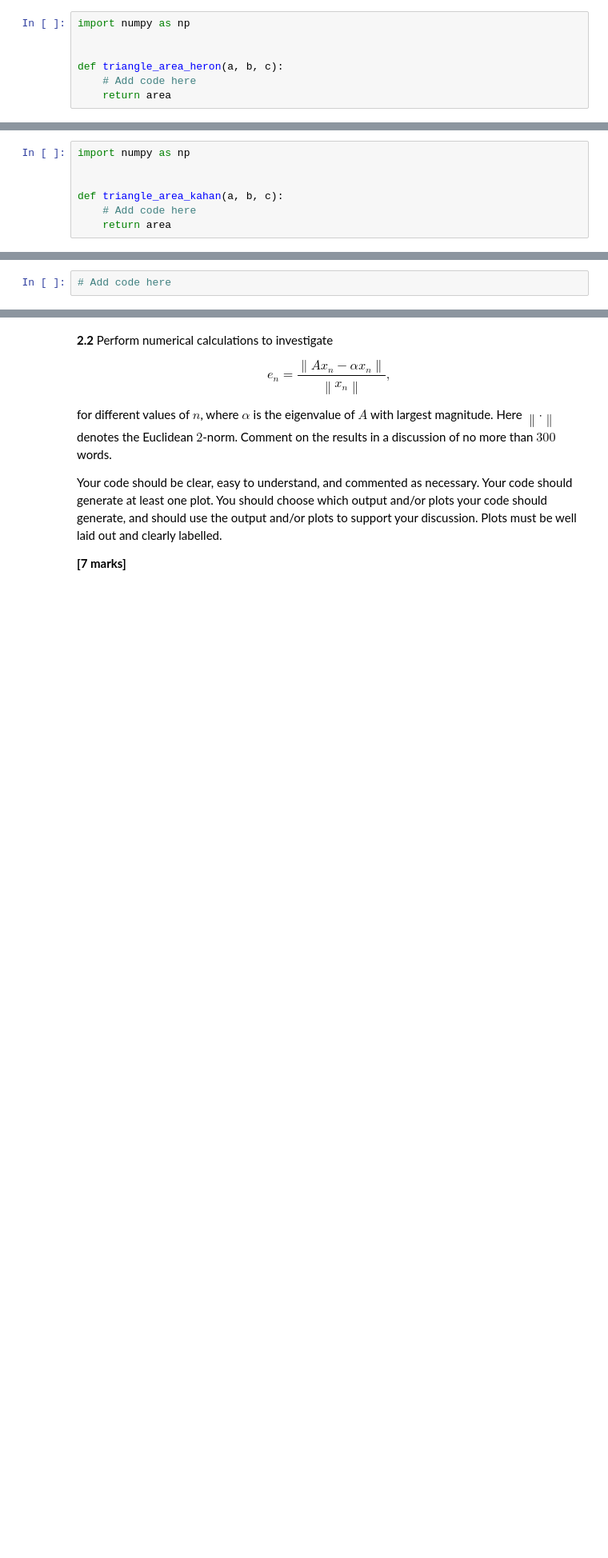
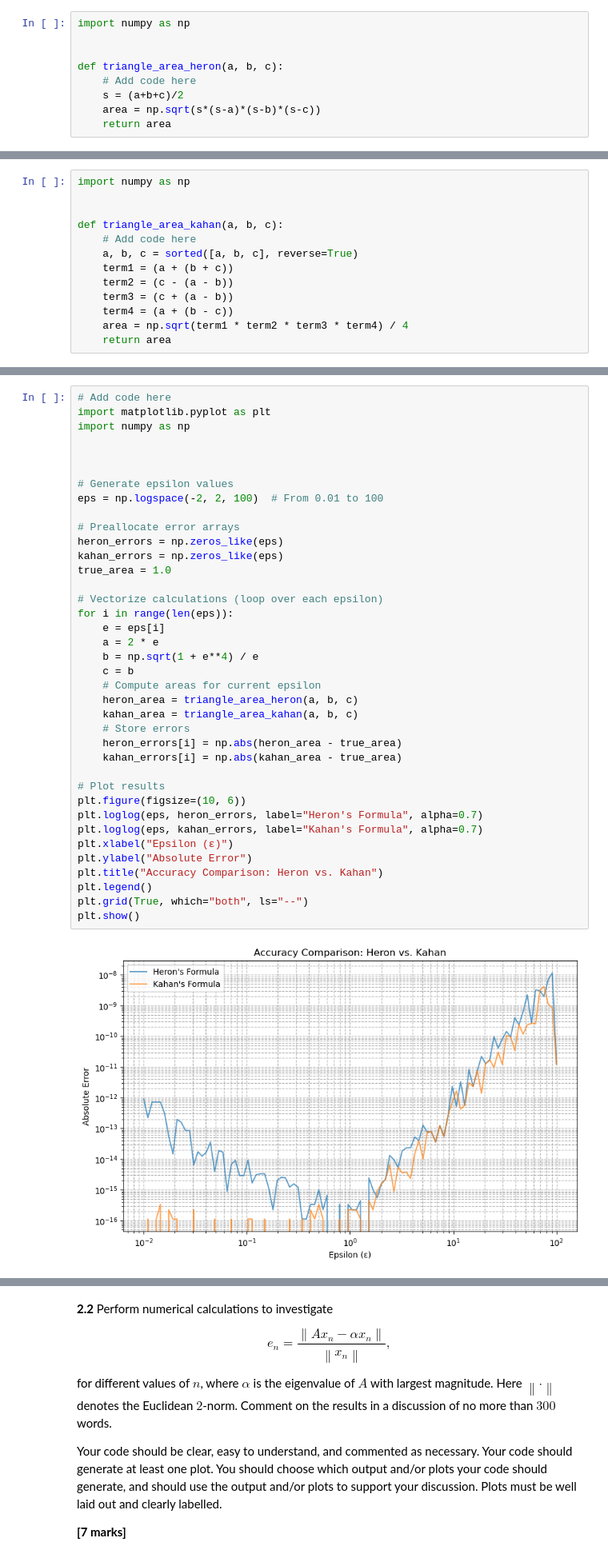
Before and after one commit to zInfinity-Zero/A1, a Jupyter notebook: A1.ipynb, the cells around one changed output, grey strips where cells are left out. Shown: that part at 80% size. Drawn from its saved outputs; the diff is of its cells as text; blank space fills up the shorter version.

```diff
--- a/A1.ipynb
+++ b/A1.ipynb
@@ -76,6 +76,8 @@ import numpy as np
 
 def triangle_area_heron(a, b, c):
     # Add code here
+    s = (a+b+c)/2
+    area = np.sqrt(s*(s-a)*(s-b)*(s-c))
     return area
 # %% [markdown]
 An alternative formula for the area of a triangle is [1, section 2]
@@ -102,6 +104,12 @@ import numpy as np
 
 def triangle_area_kahan(a, b, c):
     # Add code here
+    a, b, c = sorted([a, b, c], reverse=True)
+    term1 = (a + (b + c))
+    term2 = (c - (a - b))
+    term3 = (c + (a - b))
+    term4 = (a + (b - c))
+    area = np.sqrt(term1 * term2 * term3 * term4) / 4
     return area
 # %% [markdown]
 **1.3** Consider a family of triangles with side lengths
@@ -118,5 +126,43 @@ You should be able to find a simple result for the exact area of each triangle,
 **[7 marks]**
 # %%
 # Add code here
+import matplotlib.pyplot as plt
+import numpy as np
+
+
+
+# Generate epsilon values
+eps = np.logspace(-2, 2, 100)  # From 0.01 to 100
+
+# Preallocate error arrays
+heron_errors = np.zeros_like(eps)
+kahan_errors = np.zeros_like(eps)
+true_area = 1.0
+
+# Vectorize calculations (loop over each epsilon)
+for i in range(len(eps)):
+    e = eps[i]
+    a = 2 * e
+    b = np.sqrt(1 + e**4) / e
+    c = b
+    # Compute areas for current epsilon
+    heron_area = triangle_area_heron(a, b, c)
+    kahan_area = triangle_area_kahan(a, b, c)
+    # Store errors
+    heron_errors[i] = np.abs(heron_area - true_area)
+    kahan_errors[i] = np.abs(kahan_area - true_area)
+
+# Plot results
+plt.figure(figsize=(10, 6))
+plt.loglog(eps, heron_errors, label="Heron's Formula", alpha=0.7)
+plt.loglog(eps, kahan_errors, label="Kahan's Formula", alpha=0.7)
+plt.xlabel("Epsilon (ε)")
+plt.ylabel("Absolute Error")
+plt.title("Accuracy Comparison: Heron vs. Kahan")
+plt.legend()
+plt.grid(True, which="both", ls="--")
+plt.show()
+# %% [output]
+[figure, added]
 # %% [markdown]
 ## Discussion
```
Also changed, not shown: parts of 7 cells of this notebook.
